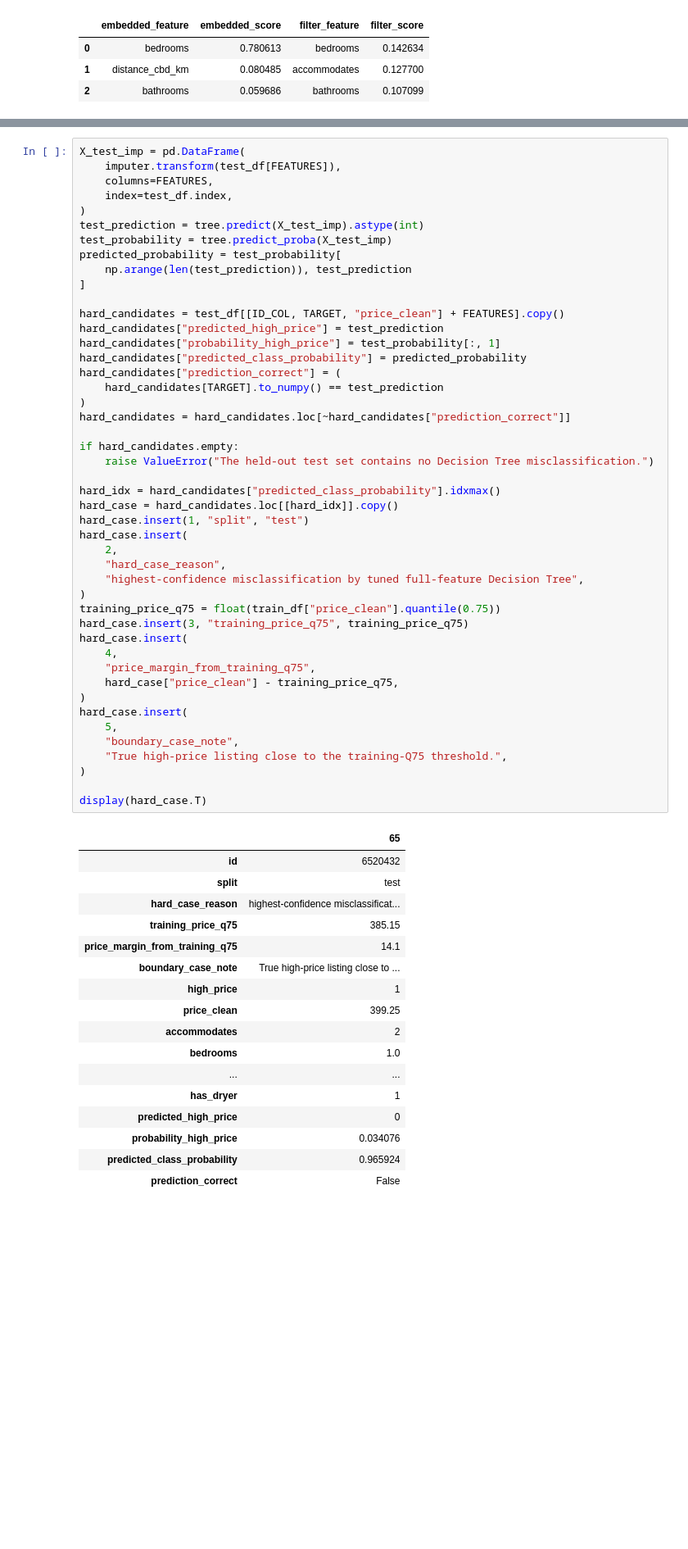
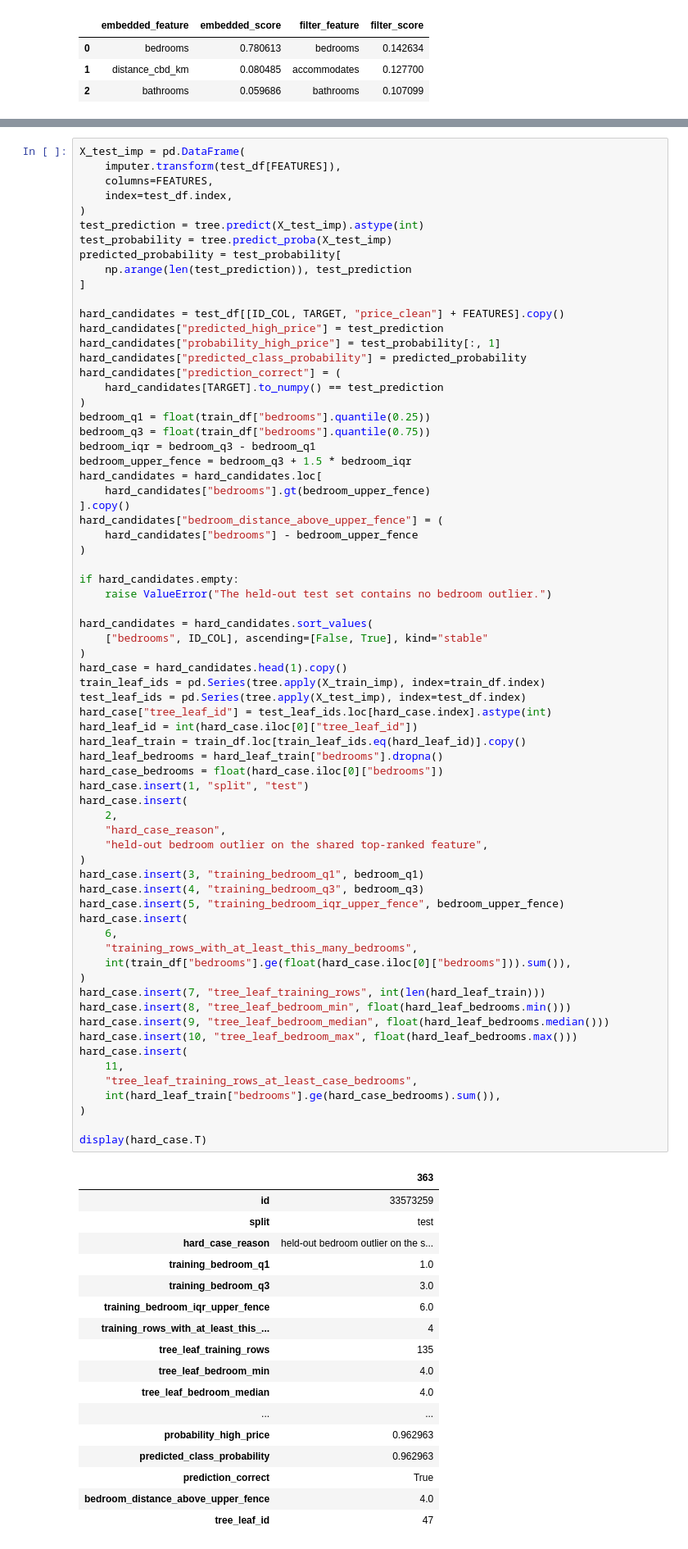
Before and after one commit to tuan891221/COMP20008_A2_W04G10, a Jupyter notebook: notebooks/04_feature_selection.ipynb, the cells around one changed output, grey strips where cells are left out. Shown at 82% size. Drawn from its saved outputs; the diff is of its cells as text; blank space fills up the shorter version.

```diff
--- a/notebooks/04_feature_selection.ipynb
+++ b/notebooks/04_feature_selection.ipynb
@@ -233,63 +233,86 @@ X_test_imp = pd.DataFrame(
     index=test_df.index,
 )
 test_prediction = tree.predict(X_test_imp).astype(int)
 test_probability = tree.predict_proba(X_test_imp)
 predicted_probability = test_probability[
     np.arange(len(test_prediction)), test_prediction
 ]
 
 hard_candidates = test_df[[ID_COL, TARGET, "price_clean"] + FEATURES].copy()
 hard_candidates["predicted_high_price"] = test_prediction
 hard_candidates["probability_high_price"] = test_probability[:, 1]
 hard_candidates["predicted_class_probability"] = predicted_probability
 hard_candidates["prediction_correct"] = (
     hard_candidates[TARGET].to_numpy() == test_prediction
 )
-hard_candidates = hard_candidates.loc[~hard_candidates["prediction_correct"]]
+bedroom_q1 = float(train_df["bedrooms"].quantile(0.25))
+bedroom_q3 = float(train_df["bedrooms"].quantile(0.75))
+bedroom_iqr = bedroom_q3 - bedroom_q1
+bedroom_upper_fence = bedroom_q3 + 1.5 * bedroom_iqr
+hard_candidates = hard_candidates.loc[
+    hard_candidates["bedrooms"].gt(bedroom_upper_fence)
+].copy()
+hard_candidates["bedroom_distance_above_upper_fence"] = (
+    hard_candidates["bedrooms"] - bedroom_upper_fence
+)
 
 if hard_candidates.empty:
-    raise ValueError("The held-out test set contains no Decision Tree misclassification.")
+    raise ValueError("The held-out test set contains no bedroom outlier.")
 
-hard_idx = hard_candidates["predicted_class_probability"].idxmax()
-hard_case = hard_candidates.loc[[hard_idx]].copy()
+hard_candidates = hard_candidates.sort_values(
+    ["bedrooms", ID_COL], ascending=[False, True], kind="stable"
+)
+hard_case = hard_candidates.head(1).copy()
+train_leaf_ids = pd.Series(tree.apply(X_train_imp), index=train_df.index)
+test_leaf_ids = pd.Series(tree.apply(X_test_imp), index=test_df.index)
+hard_case["tree_leaf_id"] = test_leaf_ids.loc[hard_case.index].astype(int)
+hard_leaf_id = int(hard_case.iloc[0]["tree_leaf_id"])
+hard_leaf_train = train_df.loc[train_leaf_ids.eq(hard_leaf_id)].copy()
+hard_leaf_bedrooms = hard_leaf_train["bedrooms"].dropna()
+hard_case_bedrooms = float(hard_case.iloc[0]["bedrooms"])
 hard_case.insert(1, "split", "test")
 hard_case.insert(
     2,
     "hard_case_reason",
-    "highest-confidence misclassification by tuned full-feature Decision Tree",
+    "held-out bedroom outlier on the shared top-ranked feature",
 )
-training_price_q75 = float(train_df["price_clean"].quantile(0.75))
-hard_case.insert(3, "training_price_q75", training_price_q75)
+hard_case.insert(3, "training_bedroom_q1", bedroom_q1)
+hard_case.insert(4, "training_bedroom_q3", bedroom_q3)
+hard_case.insert(5, "training_bedroom_iqr_upper_fence", bedroom_upper_fence)
 hard_case.insert(
-    4,
-    "price_margin_from_training_q75",
-    hard_case["price_clean"] - training_price_q75,
+    6,
+    "training_rows_with_at_least_this_many_bedrooms",
+    int(train_df["bedrooms"].ge(float(hard_case.iloc[0]["bedrooms"])).sum()),
 )
+hard_case.insert(7, "tree_leaf_training_rows", int(len(hard_leaf_train)))
+hard_case.insert(8, "tree_leaf_bedroom_min", float(hard_leaf_bedrooms.min()))
+hard_case.insert(9, "tree_leaf_bedroom_median", float(hard_leaf_bedrooms.median()))
+hard_case.insert(10, "tree_leaf_bedroom_max", float(hard_leaf_bedrooms.max()))
 hard_case.insert(
-    5,
-    "boundary_case_note",
-    "True high-price listing close to the training-Q75 threshold.",
+    11,
+    "tree_leaf_training_rows_at_least_case_bedrooms",
+    int(hard_leaf_train["bedrooms"].ge(hard_case_bedrooms).sum()),
 )
 
 display(hard_case.T)
 # %% [output]
-|  | 65 |
-| id | 6520432 |
+|  | 363 |
+| id | 33573259 |
 | split | test |
-| hard_case_reason | highest-confidence misclassificat... |
-| training_price_q75 | 385.15 |
-| price_margin_from_training_q75 | 14.1 |
-| boundary_case_note | True high-price listing close to ... |
-| high_price | 1 |
-| price_clean | 399.25 |
-| accommodates | 2 |
-| bedrooms | 1.0 |
+| hard_case_reason | held-out bedroom outlier on the s... |
+| training_bedroom_q1 | 1.0 |
+| training_bedroom_q3 | 3.0 |
+| training_bedroom_iqr_upper_fence | 6.0 |
+| training_rows_with_at_least_this_... | 4 |
+| tree_leaf_training_rows | 135 |
+| tree_leaf_bedroom_min | 4.0 |
+| tree_leaf_bedroom_median | 4.0 |
 | ... | ... |
-| has_dryer | 1 |
-| predicted_high_price | 0 |
-| probability_high_price | 0.034076 |
-| predicted_class_probability | 0.965924 |
-| prediction_correct | False |
+| probability_high_price | 0.962963 |
+| predicted_class_probability | 0.962963 |
+| prediction_correct | True |
+| bedroom_distance_above_upper_fence | 4.0 |
+| tree_leaf_id | 47 |
 # %% [markdown]
 ## 7. Concrete opposite-ranking scenario
 
```
Also changed, not shown: parts of 3 cells of this notebook, 35 other files.
